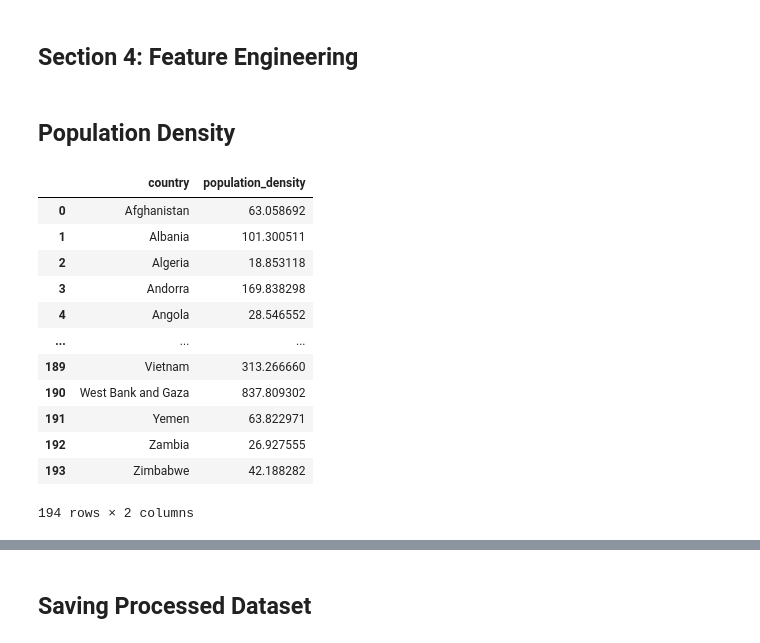
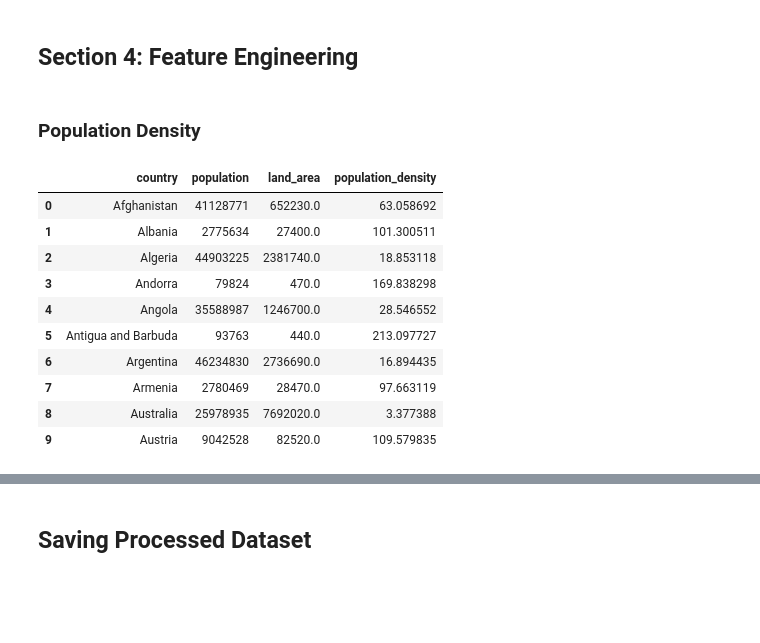
Before and after one commit to Pratham-bit800/countries-eda-project, a Jupyter notebook: notebooks/01_global_countries_eda.ipynb, the cells around one changed output, grey strips where cells are left out. Drawn from its saved outputs; the diff is of its cells as text; code cells hidden in the pictures; blank space fills up the shorter version.

```diff
--- a/notebooks/01_global_countries_eda.ipynb
+++ b/notebooks/01_global_countries_eda.ipynb
@@ -179,21 +196,19 @@ df[df["region"] == "Eastern Europe"]
 # %% [markdown]
 ## Section 4: Feature Engineering
 # %% [markdown]
-## Population Density
+### Population Density
 # %%
 df["population_density"] = df["population"] / df["land_area"]
-df[["country", "population_density"]]
+df[["country","population","land_area", "population_density"]].head(10)
 # %% [output]
-|  | country | population_density |
-| 0 | Afghanistan | 63.058692 |
-| 1 | Albania | 101.300511 |
-| 2 | Algeria | 18.853118 |
-| 3 | Andorra | 169.838298 |
-| 4 | Angola | 28.546552 |
-| ... | ... | ... |
-| 189 | Vietnam | 313.266660 |
-| 190 | West Bank and Gaza | 837.809302 |
-| 191 | Yemen | 63.822971 |
-| 192 | Zambia | 26.927555 |
-| 193 | Zimbabwe | 42.188282 |
+|  | country | population | land_area | population_density |
+| 0 | Afghanistan | 41128771 | 652230.0 | 63.058692 |
+| 1 | Albania | 2775634 | 27400.0 | 101.300511 |
+| 2 | Algeria | 44903225 | 2381740.0 | 18.853118 |
+| 3 | Andorra | 79824 | 470.0 | 169.838298 |
+| 4 | Angola | 35588987 | 1246700.0 | 28.546552 |
+| 5 | Antigua and Barbuda | 93763 | 440.0 | 213.097727 |
+| 6 | Argentina | 46234830 | 2736690.0 | 16.894435 |
+| 7 | Armenia | 2780469 | 28470.0 | 97.663119 |
+| 8 | Australia | 25978935 | 7692020.0 | 3.377388 |
+| 9 | Austria | 9042528 | 82520.0 | 109.579835 |
-194 rows × 2 columns
```
Also changed, not shown: parts of 11 cells of this notebook, 2 other files.
